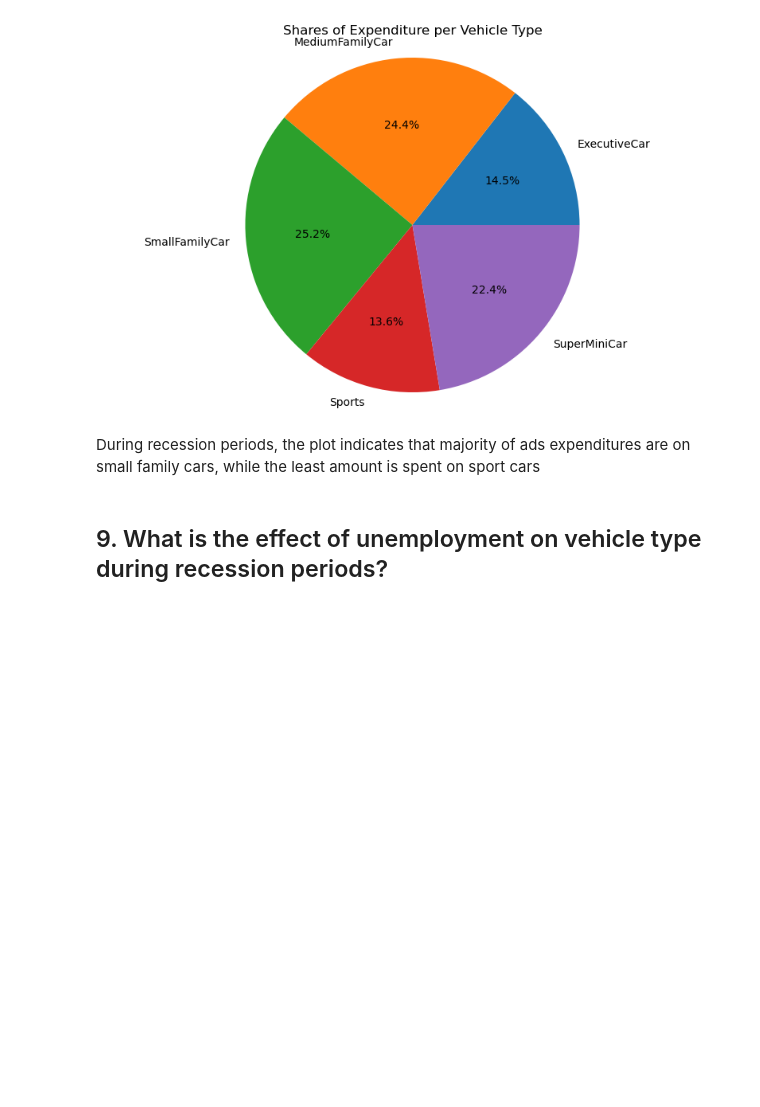
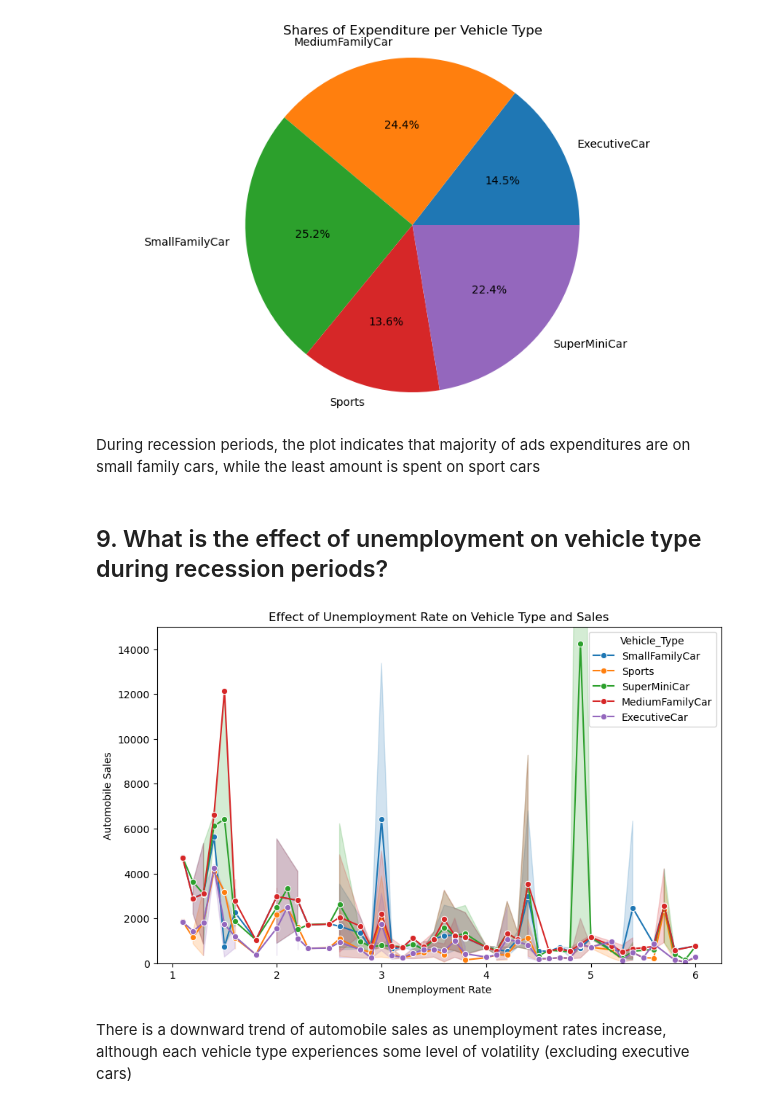
Before and after one commit to restjohnson/automobile_recession, a Jupyter notebook: automobile_jupyter.ipynb, the cells around one changed output. Cells and saved outputs as stored; diff of their text form; code cells hidden in the pictures; blank space fills up the shorter version.

Commit message:
effect of unemployment rates on vehicle type sales during recession periods visualized as a lineplot

```diff
--- a/automobile_jupyter.ipynb
+++ b/automobile_jupyter.ipynb
@@ -312,3 +312,15 @@ plt.show()
 During recession periods, the plot indicates that majority of ads expenditures are on small family cars, while the least amount is spent on sport cars
 # %% [markdown]
 ## 9. What is the effect of unemployment on vehicle type during recession periods?
+# %%
+plt.figure(figsize=(10, 6))
+sns.lineplot(data=rec_data, x='unemployment_rate', y='Automobile_Sales', hue='Vehicle_Type', marker='o')
+plt.xlabel('Unemployment Rate')
+plt.ylabel('Automobile Sales')
+plt.ylim((0,15000))
+plt.title('Effect of Unemployment Rate on Vehicle Type and Sales')
+plt.show()
+# %% [output]
+[figure, added]
+# %% [markdown]
+There is a downward trend of automobile sales as unemployment rates increase, although each vehicle type experiences some level of volatility (excluding executive cars)
```
